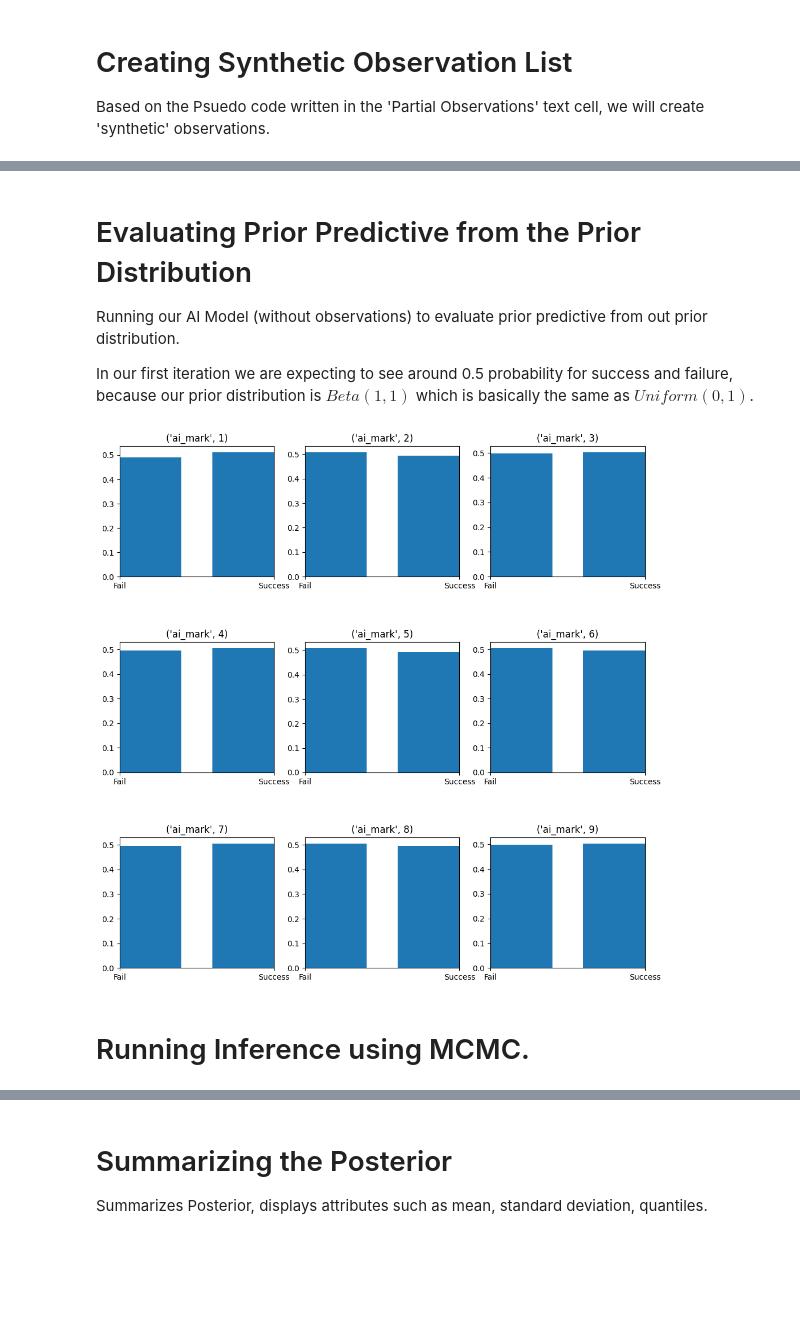
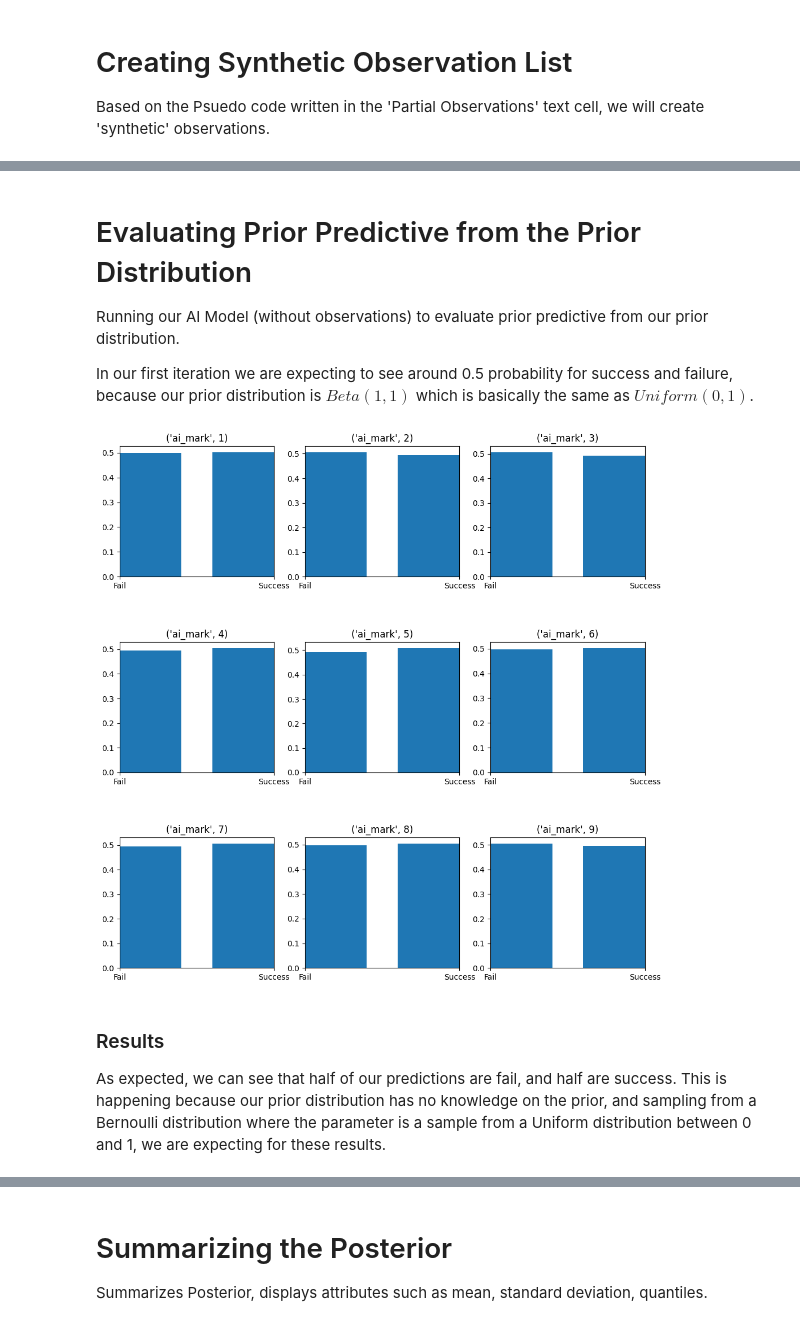
Before and after one commit to ibenatar-96/Bayesian-ML-MDP, a Jupyter notebook: bayesian_modeling_pomdp.ipynb, the cells around one changed output, grey strips where cells are left out. Saved outputs shown, nothing was run; the diff lists cells and outputs as text; code cells hidden in the pictures; blank space fills up the shorter version.

```diff
--- a/bayesian_modeling_pomdp.ipynb
+++ b/bayesian_modeling_pomdp.ipynb
@@ -284,7 +268,3 @@ def create_synthetic_obs(prob_vector):
                 next_state[action[1]-1] = 1
             obs_list.append((state, action, next_state))
     return obs_list
-# %%
-obs_list = create_synthetic_obs(noise_probabilities)
-for i, obs in enumerate(obs_list):
-    print(f"obs[{i}]: {obs}")
@@ -355,36 +330,41 @@ numpyro.render_model(ai_model, model_args=(obs_list,), render_distributions=True
 # %% [markdown]
 # Evaluating Prior Predictive from the Prior Distribution
 
-Running our AI Model (without observations) to evaluate prior predictive from out prior distribution.
+Running our AI Model (without observations) to evaluate prior predictive from our prior distribution.
 
 In our first iteration we are expecting to see around 0.5 probability for success and failure, because our prior distribution is $Beta(1,1)$ which is basically the same as $Uniform(0,1)$.
 # %%
-prior_predi = numpyro.infer.Predictive(ai_model, num_samples=10000)
-prior_samples = prior_predi(jax.random.PRNGKey(int(time.time() * 1E6)))
+def prior_predictive(ai_model):
+    prior_predi = numpyro.infer.Predictive(ai_model, num_samples=10000)
+    prior_samples = prior_predi(jax.random.PRNGKey(int(time.time() * 1E6)))
 
-num_mapping = len(model_beta_parameters.keys())
-num_rows, num_cols = utils.largest_divisors(num_mapping)
-assert num_rows * num_cols == num_mapping
-fig, axs = plt.subplots(num_rows, num_cols, figsize=(12, 12))
-plt.subplots_adjust(hspace=0.5)
-plt.title("prior predictive")
-for i in range(num_rows):
-    for j in range(num_cols):
-        fn_num, action_param = list(model_beta_parameters.keys())[i*3 + j]
-        o_key = f"p{str((fn_num, action_param))}" # Need to revert this to o{str(key)}
-        x_titles = ["Fail", "Success"]
-        fn_name = next((k for k, v in fn_numeric_mapping.items() if v == fn_num), None)
-        title = (fn_name, action_param)
-        axs[i, j].set_title(title)
-        axs[i, j].set_xlim(0, 1)
-        success_counts = np.sum(prior_samples[o_key] > 0.5, axis=0)
-        fail_counts = np.sum(prior_samples[o_key] < 0.5, axis=0)
-        normalized_vector = [np.mean(fail_counts), np.mean(success_counts)]
-        sum_normalized = np.sum(normalized_vector)
-        normalized_vector /= sum_normalized
-        axs[i, j].bar(x_titles, normalized_vector)
-plt.show()
+    num_mapping = len(model_beta_parameters.keys())
+    num_rows, num_cols = utils.largest_divisors(num_mapping)
+    assert num_rows * num_cols == num_mapping
+    fig, axs = plt.subplots(num_rows, num_cols, figsize=(12, 12))
+    plt.subplots_adjust(hspace=0.5)
+    plt.title("prior predictive")
+    for i in range(num_rows):
+        for j in range(num_cols):
+            fn_num, action_param = list(model_beta_parameters.keys())[i*3 + j]
+            o_key = f"p{str((fn_num, action_param))}" # Need to revert this to o{str(key)}
+            x_titles = ["Fail", "Success"]
+            fn_name = next((k for k, v in fn_numeric_mapping.items() if v == fn_num), None)
+            title = (fn_name, action_param)
+            axs[i, j].set_title(title)
+            axs[i, j].set_xlim(0, 1)
+            success_counts = np.sum(prior_samples[o_key] > 0.5, axis=0)
+            fail_counts = np.sum(prior_samples[o_key] < 0.5, axis=0)
+            normalized_vector = [np.mean(fail_counts), np.mean(success_counts)]
+            sum_normalized = np.sum(normalized_vector)
+            normalized_vector /= sum_normalized
+            axs[i, j].bar(x_titles, normalized_vector)
+    plt.show()
-# %% [output]
-[figure, removed]
-# %% [markdown]
-# Running Inference using MCMC.
+# %%
+prior_predictive(ai_model)
+# %% [output]
+[figure, added]
+# %% [markdown]
+### Results
+
+As expected, we can see that half of our predictions are fail, and half are success. This is happening because our prior distribution has no knowledge on the prior, and sampling from a Bernoulli distribution where the parameter is a sample from a Uniform distribution between 0 and 1, we are expecting for these results.
```
Also changed, not shown: parts of 77 cells of this notebook.
